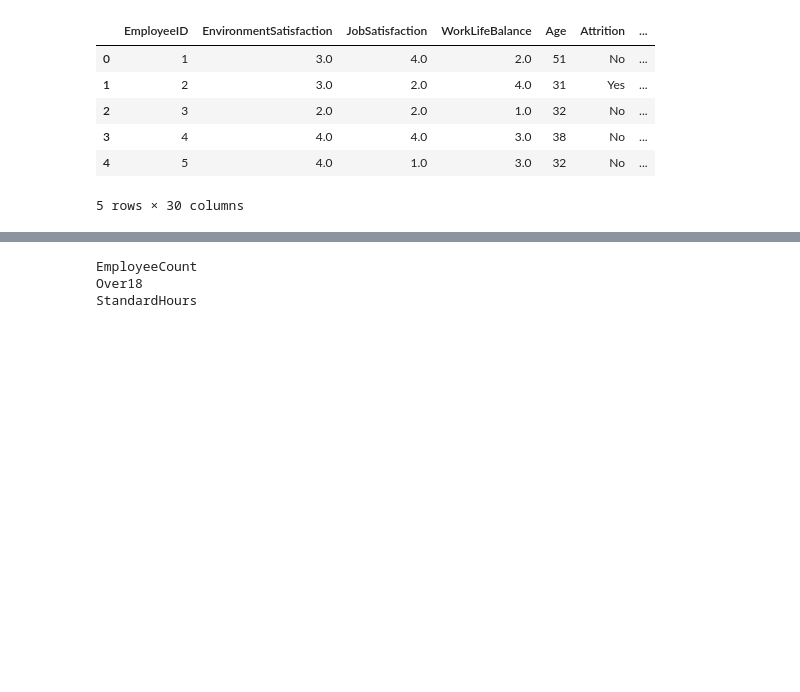
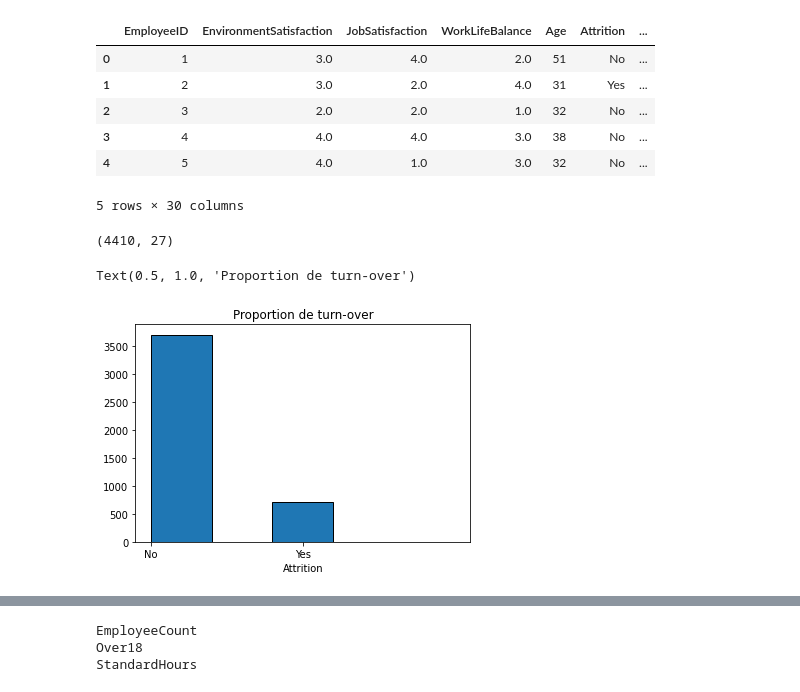
Before and after one commit to itsyanis/Machine-Learning-Project, a Jupyter notebook: Livrable_Projet IA.ipynb, the cells around one changed output, grey strips where cells are left out. Saved outputs shown, nothing was run; the diff lists cells and outputs as text; code cells hidden in the pictures; blank space fills up the shorter version.

```diff
--- a/Livrable_Projet IA.ipynb
+++ b/Livrable_Projet IA.ipynb
@@ -150,3 +159,15 @@ data_merged.head()
 | 3 | 4 | 4.0 | 4.0 | 3.0 | 38 | No | ... |
 | 4 | 5 | 4.0 | 1.0 | 3.0 | 32 | No | ... |
 5 rows × 30 columns
+# %%
+data_merged.shape
+# %% [output]
+(4410, 27)
+# %%
+plt.hist(data_merged["Attrition"], range = (0, 2), bins = 5, edgecolor = 'black')
+
+plt.xlabel('Attrition')
+plt.title("Proportion de turn-over")
+# %% [output]
+Text(0.5, 1.0, 'Proportion de turn-over')
+[figure, added]
```
Also changed, not shown: parts of 15 cells of this notebook.
